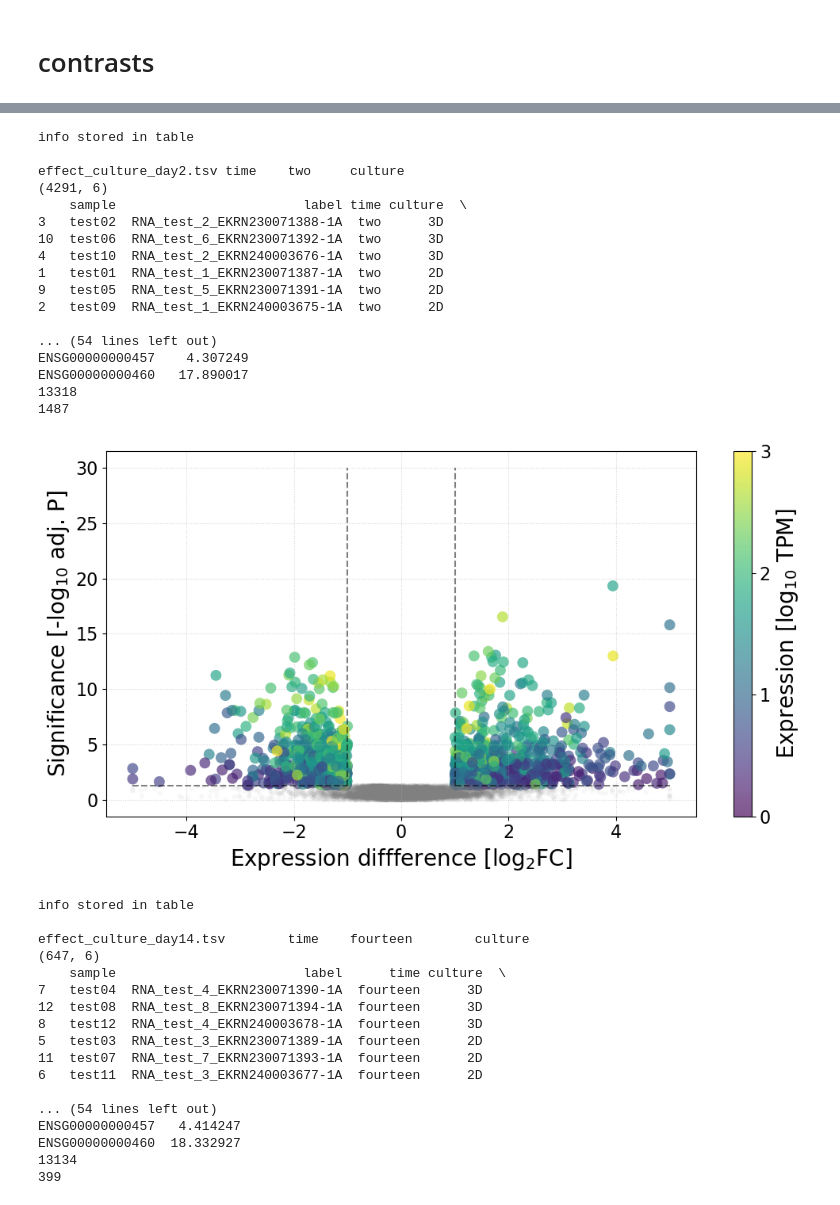
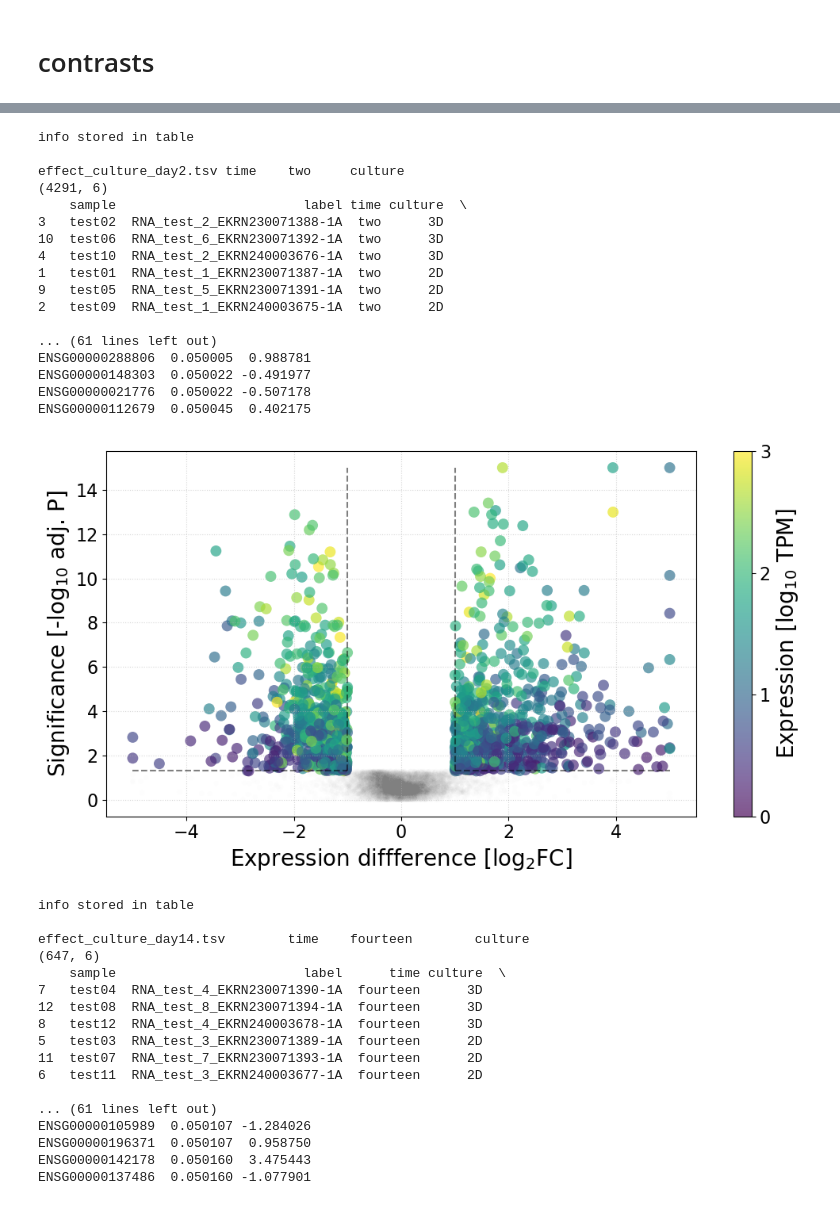
Before and after one commit to adelomana/akureyri, a Jupyter notebook: transcriptomics/sleuth_pipeline/volcano_plotter_sleuth.ipynb, the cells around one changed output, grey strips where cells are left out. Cells and saved outputs as stored; diff of their text form; code cells hidden in the pictures.

Commit message:
work in progress on volcanos for sleuth

```diff
--- a/transcriptomics/sleuth_pipeline/volcano_plotter_sleuth.ipynb
+++ b/transcriptomics/sleuth_pipeline/volcano_plotter_sleuth.ipynb
@@ -102,7 +102,6 @@ def volcano_plotter(contrast):
 
     anti_df = pandas.DataFrame(anti['qval'])
     anti_df['log2fc'] = c[anti_df.index]
-    anti_df
 
     # filter on low TPMs
     subset_tpm = tpm[labels]
@@ -118,6 +117,10 @@ def volcano_plotter(contrast):
     response_genes = list(set(plotting_df.index) & set(union))
     print(len(response_genes))
 
+    anti_df = anti_df[anti_df.index.isin(union)]
+    print('final anti', anti_df.shape)
+    print(anti_df.head())
+
     # plot
     x = plotting_df.loc[response_genes, 'log2fc']
     y = -numpy.log10(plotting_df.loc[response_genes, 'qval'])
@@ -129,7 +132,7 @@ def volcano_plotter(contrast):
     srt_qr = ['{:.3f}'.format(numpy.sqrt(a**2 + b**2 + c**2)) for a, b, c in zip(x, y, z)]
 
     x = numpy.clip(x, -5, 5)
-    y = numpy.clip(y, 0, 30)
+    y = numpy.clip(y, 0, 15)
     matplotlib.pyplot.scatter(x, y, s=100, c=z, cmap='viridis',
                               vmin=0, vmax=3, alpha=2/3, edgecolors='none')
     matplotlib.pyplot.colorbar(ticks=[0, 1, 2, 3], label='Expression [log$_{10}$ TPM]')
@@ -137,11 +140,11 @@ def volcano_plotter(contrast):
     x = anti_df['log2fc']
     y = -numpy.log10(anti_df['qval'])
     x = numpy.clip(x, -5, 5)
-    y = numpy.clip(y, 0, 30)
-    matplotlib.pyplot.scatter(x, y, color='gray', s=20, alpha=0.05, edgecolors='none')
+    y = numpy.clip(y, 0, 15)
+    matplotlib.pyplot.scatter(x, y, color='gray', s=20, alpha=0.01, edgecolors='none')
 
-    matplotlib.pyplot.plot([-1, -1], [-numpy.log10(0.05), 30], ls='--', color='black', alpha=0.5)
-    matplotlib.pyplot.plot([1, 1], [-numpy.log10(0.05), 30], ls='--', color='black', alpha=0.5)
+    matplotlib.pyplot.plot([-1, -1], [-numpy.log10(0.05), 15], ls='--', color='black', alpha=0.5)
+    matplotlib.pyplot.plot([1, 1], [-numpy.log10(0.05), 15], ls='--', color='black', alpha=0.5)
     matplotlib.pyplot.plot([-5, -1], [-numpy.log10(0.05), -numpy.log10(0.05)], ls='--', color='black', alpha=0.5)
     matplotlib.pyplot.plot([1, 5], [-numpy.log10(0.05), -numpy.log10(0.05)], ls='--', color='black', alpha=0.5)
 
@@ -180,7 +183,7 @@ def volcano_plotter(contrast):
     f.close()
     print('info stored in table')
 
-    return None
+    return anti_df, union
 
 contrasts = [['effect_time_2D.tsv', 'culture', '2D', 'time', 'True'],
              ['effect_time_3D.tsv', 'culture', '3D', 'time', 'True'],
@@ -191,7 +194,7 @@ contrasts = [['effect_time_2D.tsv', 'culture', '2D', 'time', 'True'],
 for contrast in contrasts:
     print()
     print("\t".join(contrast))
-    volcano_plotter(contrast)
+    anti_df, union = volcano_plotter(contrast)
 # %% [output]
 effect_time_2D.tsv      culture 2D      time    True
 (143, 6)
@@ -232,21 +235,21 @@ ENSG00000000460   9.149726
 info stored in table
 
 effect_culture_day2.tsv time    two     culture
 (4291, 6)
     sample                        label time culture  \
 3   test02  RNA_test_2_EKRN230071388-1A  two      3D
 10  test06  RNA_test_6_EKRN230071392-1A  two      3D
 4   test10  RNA_test_2_EKRN240003676-1A  two      3D
 1   test01  RNA_test_1_EKRN230071387-1A  two      2D
 9   test05  RNA_test_5_EKRN230071391-1A  two      2D
 2   test09  RNA_test_1_EKRN240003675-1A  two      2D
 
-... (54 lines left out)
-ENSG00000000457    4.307249
-ENSG00000000460   17.890017
-13318
-1487
+... (61 lines left out)
+ENSG00000288806  0.050005  0.988781
+ENSG00000148303  0.050022 -0.491977
+ENSG00000021776  0.050022 -0.507178
+ENSG00000112679  0.050045  0.402175
-[figure, old version]
+[figure, new version]
 info stored in table
 
 effect_culture_day14.tsv        time    fourteen        culture
@@ -259,8 +262,8 @@ effect_culture_day14.tsv        time    fourteen        culture
 11  test07  RNA_test_7_EKRN230071393-1A  fourteen      2D
 6   test11  RNA_test_3_EKRN240003677-1A  fourteen      2D
 
-... (54 lines left out)
-ENSG00000000457   4.414247
-ENSG00000000460  18.332927
-13134
-399
+... (61 lines left out)
+ENSG00000105989  0.050107 -1.284026
+ENSG00000196371  0.050107  0.958750
+ENSG00000142178  0.050160  3.475443
+ENSG00000137486  0.050160 -1.077901
```
Also changed, not shown: parts of 1 cell of this notebook.
